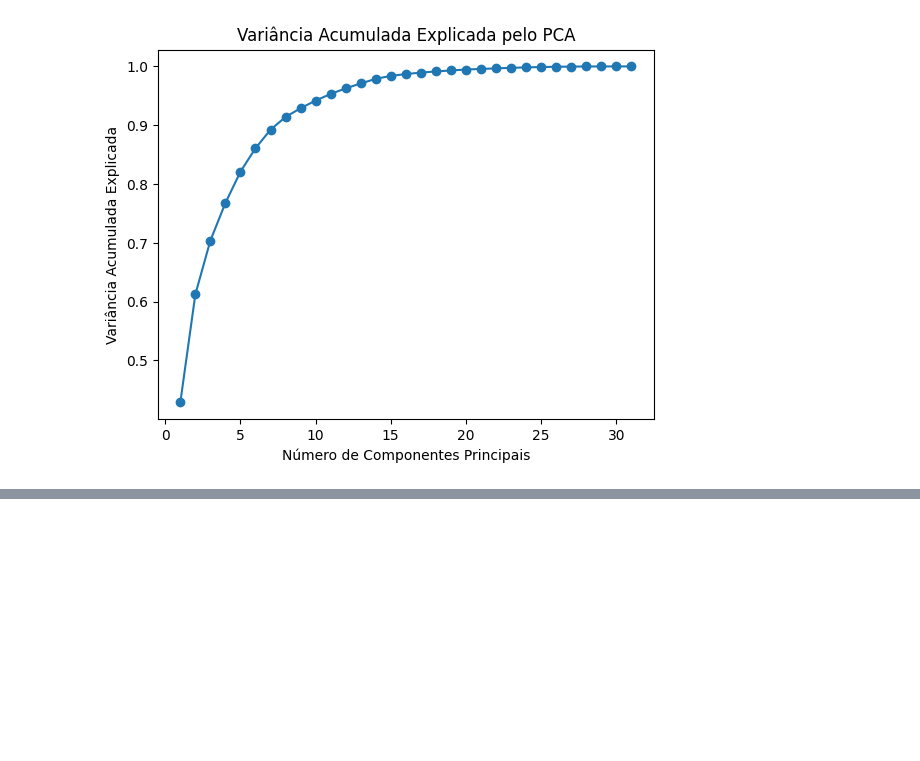
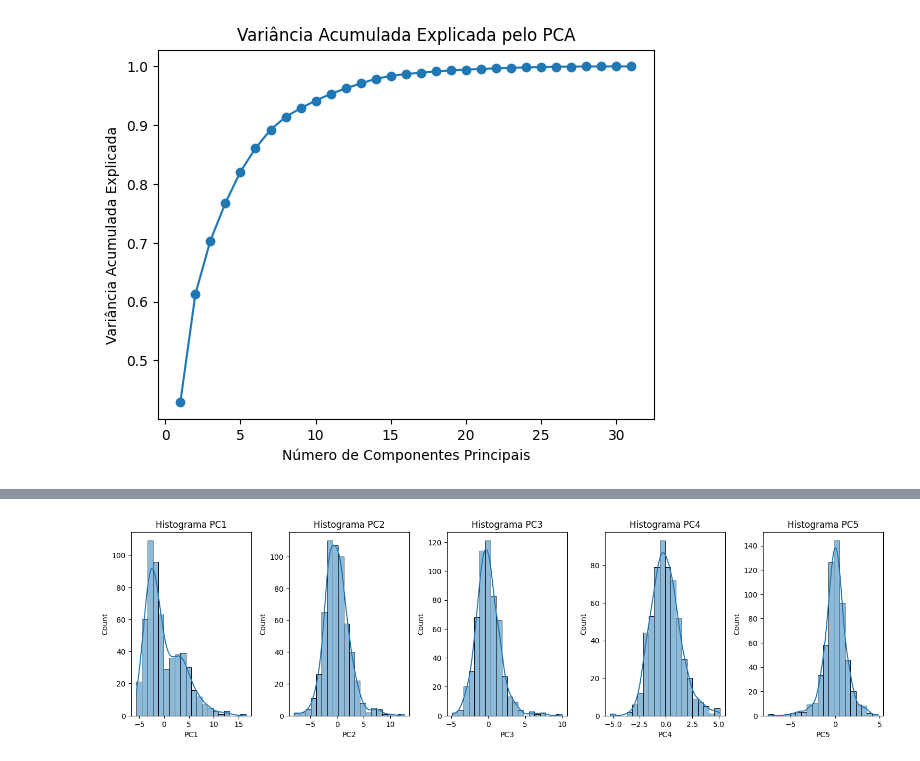
Before and after one commit to fiap-postech-ia-para-devs-grupo/9IADT-fase-1-tech-challenge, a Jupyter notebook: tech_challenge_fase1.ipynb, the cells around one changed output, grey strips where cells are left out. Drawn from its saved outputs; the diff is of its cells as text; code cells hidden in the pictures; blank space fills up the shorter version.

```diff
--- a/tech_challenge_fase1.ipynb
+++ b/tech_challenge_fase1.ipynb
@@ -228,3 +228,30 @@ plt.title('Variância Acumulada Explicada pelo PCA')
 plt.show()
 # %% [output]
 [figure]
+# %%
+# Vamos definir um limiar de 80%, ou seja, queremos obter uma porcentagem de explicancia sobre
+# nossos dados de igual a 80%
+limiar_de_variancia = 0.80
+
+# Encontrar o número de componentes necessários para atingir ou ultrapassar o limiar
+num_de_pca = np.argmax(variancia_cumulativa >= limiar_de_variancia) + 1
+
+print(f"Número de Componentes para {limiar_de_variancia * 100}% da Variância: {num_de_pca}")
+
+# Inicializa o objeto PCA
+pca = PCA(n_components=num_de_pca)
+# Aplica o PCA aos dados padronizados
+principal_components = pca.fit_transform(dataset_padronizado)
+
+# Exibe a proporção de variância explicada
+explained_variance_ratio = pca.explained_variance_ratio_
+print(explained_variance_ratio)
+
+# Pegando o número de componentes principais gerados
+num_components = principal_components.shape[1]
+# Gerando uma lista para cada PCA
+column_names = [f'PC{i}' for i in range(1, num_components + 1)]
+# Criando um novo dataframe para visualizarmos como ficou nossos dados reduzidos com o PCA
+pca_df = pd.DataFrame(data=principal_components, columns=column_names)
+
+pca_df
@@ -230,0 +274,11 @@ plt.show()
+# %%
+# Criar histogramas para cada coluna
+plt.figure(figsize=(15, 8))
+for i, col in enumerate(pca_df.columns[:10]):
+    plt.subplot(2, 5, i + 1)  # Aqui, ajustei para 2 linhas e 5 colunas
+    sns.histplot(pca_df[col], bins=20, kde=True)
+    plt.title(f'Histograma {col}')
+plt.tight_layout()
+plt.show()
+# %% [output]
+[figure, added]
```
Also changed, not shown: parts of 2 cells of this notebook.
